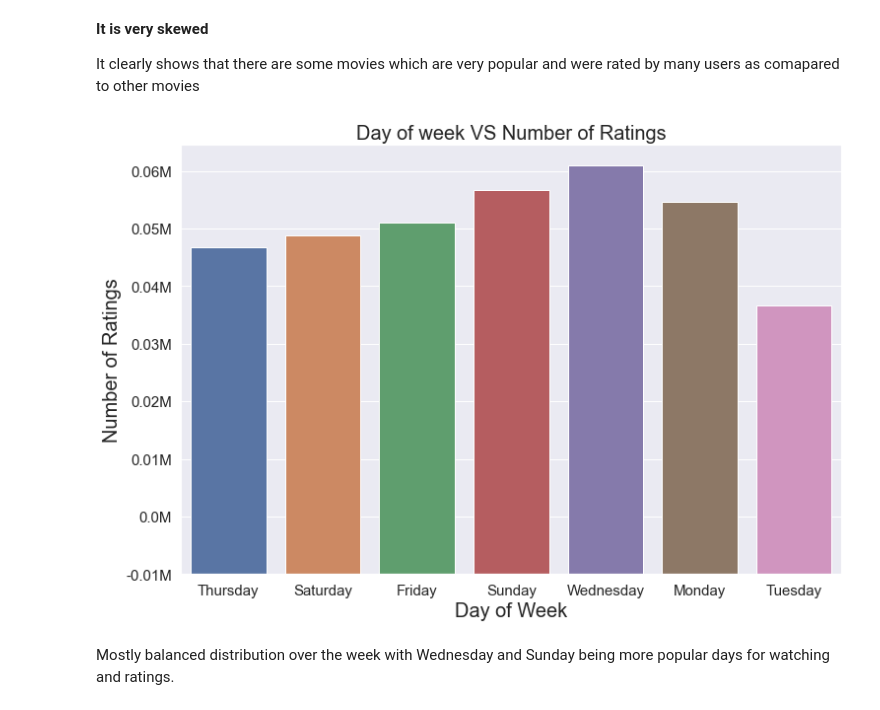
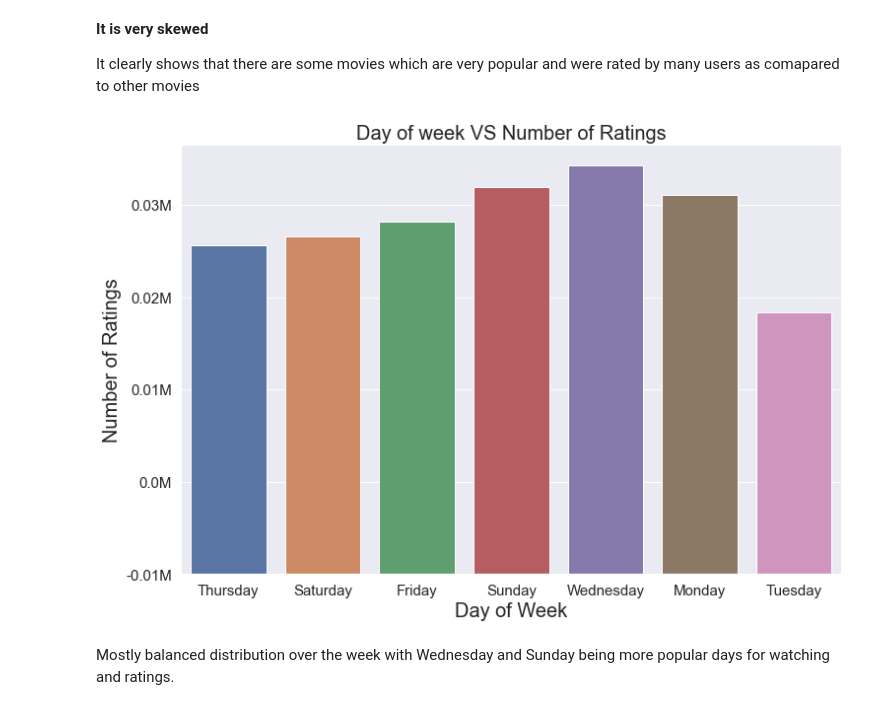
Before and after one commit to apalladin/coub_recommender, a Jupyter notebook: recommender_coub_final.ipynb, the cells around one changed output. Drawn from its saved outputs; the diff is of its cells as text; code cells hidden in the pictures.

```diff
--- a/recommender_coub_final.ipynb
+++ b/recommender_coub_final.ipynb
@@ -1183,7 +1171,7 @@ As evident, most of the videos got rating of 2, followed by 1, while higher mark
 # rankings per months
 
 plt.figure(figsize = (10,5))
-ax = train_data.resample("M", on = "created_at")["user_rating"].count().plot()
+ax = df.resample("M", on = "created_at")["user_rating"].count().plot()
 
 ax.set_yticklabels([changingLabels(num) for num in ax.get_yticks()])
 ax.set_title("# of Ratings per month", fontsize = 20)
@@ -1218,18 +1206,18 @@ It clearly shows that there are some movies which are very popular and were rate
 # %%
 # Video Ratings on Day of Week
 
 fig = plt.figure(figsize = (12, 8))
 
-axes = sns.countplot(x = "week_day", data = train_data)
+axes = sns.countplot(x = "week_day", data = df)
 axes.set_title("Day of week VS Number of Ratings", fontsize = 20)
 axes.set_xlabel("Day of Week", fontsize = 20)
 axes.set_ylabel("Number of Ratings", fontsize = 20)
 axes.set_yticklabels([changingLabels(num) for num in ax.get_yticks()])
 axes.tick_params(labelsize = 15)
 
 plt.show()
 # %% [output]
-[figure, old version]
+[figure, new version]
 # %% [markdown]
 Mostly balanced distribution over the week with Wednesday and Sunday being more popular days for watching and ratings.
 # %%
```
Also changed, not shown: parts of 25 cells of this notebook, 2 other files.
